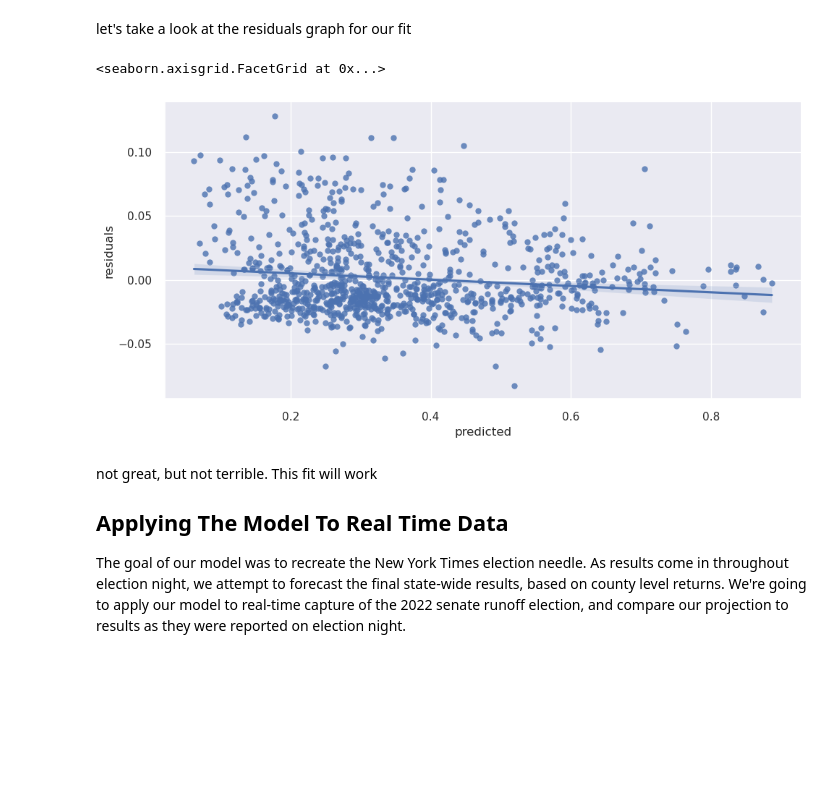
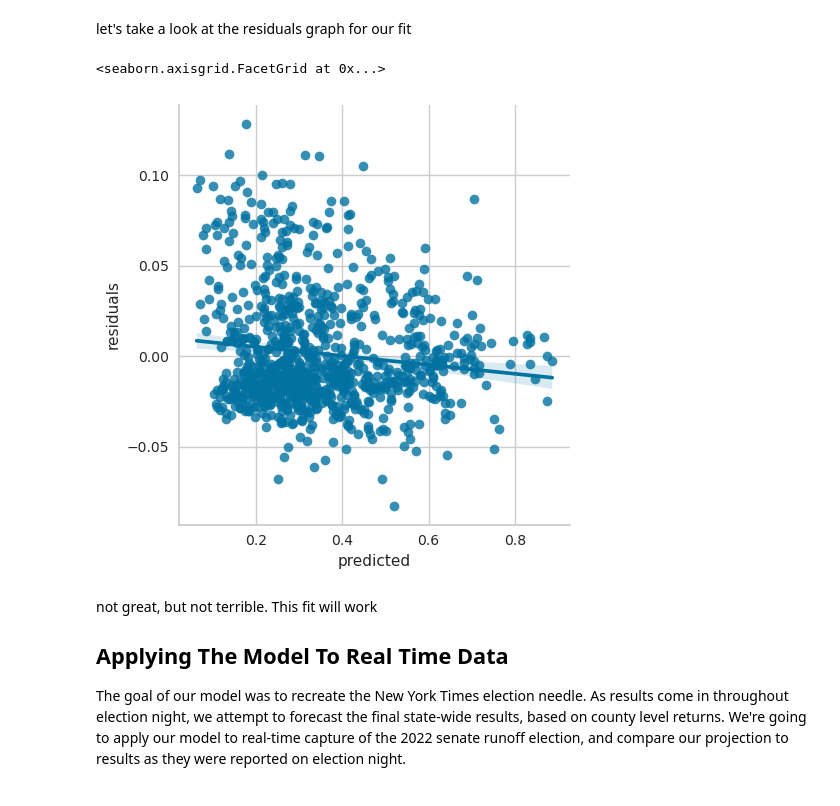
Before and after one commit to yasha0b1/Predicting-Election-Night-Margin, a Jupyter notebook: Predicting_Election_Night_Margin_2.ipynb, the cells around one changed output. Cells and saved outputs as stored; diff of their text form; code cells hidden in the pictures; blank space fills up the shorter version.

```diff
--- a/Predicting_Election_Night_Margin_2.ipynb
+++ b/Predicting_Election_Night_Margin_2.ipynb
@@ -181,7 +181,6 @@ Before we fit a model to predict state-wide results based on county level return
 #### Ordinary Linear Regression
 # %%
 fig, ax = plt.subplots()
-sns.set(rc={'figure.figsize':(16,6)})
 lo=sns.regplot(y = "state_dem_vote_pct" ,
            x = "county_dem_vote_pct",
            data = ga_county_percent_df.loc[ga_county_percent_df['county'].isin(top_counties)],
@@ -390,16 +388,18 @@ let's take a look at the residuals graph for our fit
 # %%
 y_predict = ga_county_percent_goups_df.slope*ga_county_percent_goups_df.state_dem_vote_pct+ga_county_percent_goups_df.intercept
 
 
 # and let's plot the predictions
 performance = pd.DataFrame()
 performance["residuals"] = ga_county_percent_goups_df.reset_index()['residuals']
 performance["state_dem_vote_pct"] = ga_county_percent_goups_df.reset_index()['state_dem_vote_pct']
 performance["predicted"] = y_predict.reset_index()[0]
-sns.lmplot(x = "predicted", y = "residuals",         aspect=2, data = performance)
+sns.lmplot(x = "predicted",
+           y = "residuals",
+           data = performance)
 # %% [output]
 <seaborn.axisgrid.FacetGrid at 0x...>
-[figure, old version]
+[figure, new version]
 # %% [markdown]
 not great, but not terrible. This fit will work
 
```
Also changed, not shown: parts of 5 cells of this notebook.
